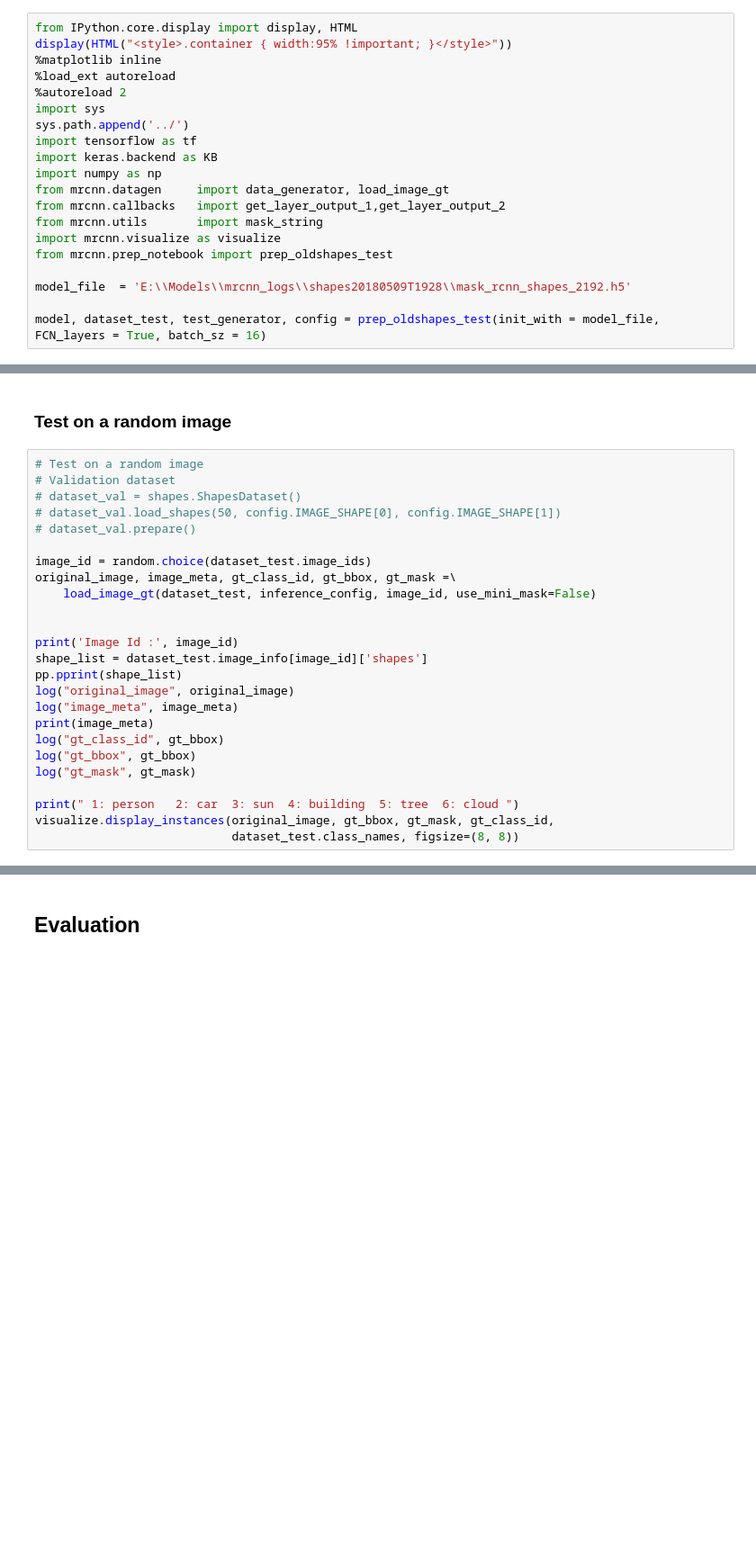
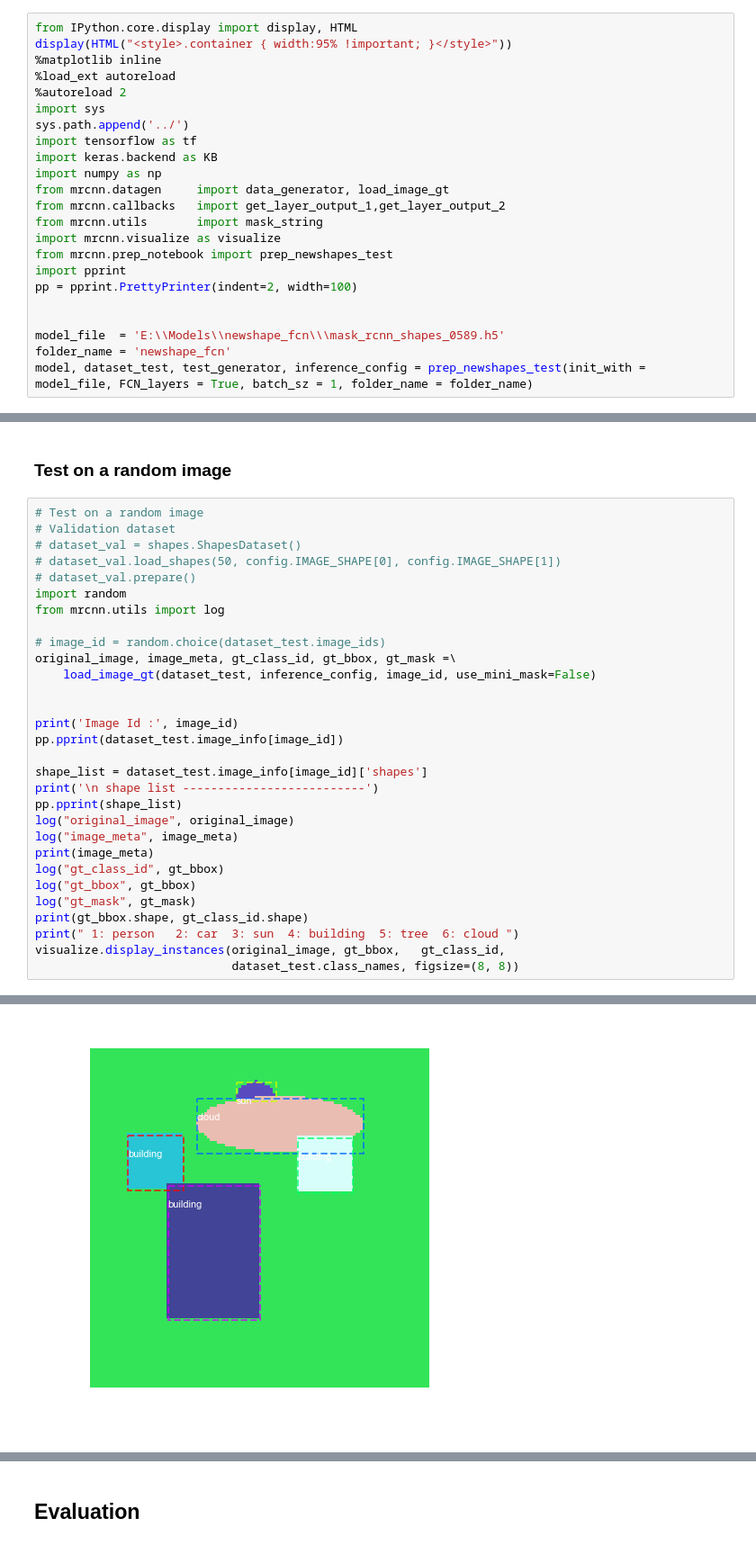
Before and after one commit to kbardool/Contextual_Inference, a Jupyter notebook: notebooks/test_shapes - TEST model_mod.ipynb, the cells around one changed output, grey strips where cells are left out. Shown at 90% size. Cells and saved outputs as stored; diff of their text form; blank space fills up the shorter version.

```diff
--- a/notebooks/test_shapes - TEST model_mod.ipynb
+++ b/notebooks/test_shapes - TEST model_mod.ipynb
@@ -17,8 +17,11 @@ from mrcnn.datagen     import data_generator, load_image_gt
 from mrcnn.callbacks   import get_layer_output_1,get_layer_output_2
 from mrcnn.utils       import mask_string
 import mrcnn.visualize as visualize
-from mrcnn.prep_notebook import prep_oldshapes_test
+from mrcnn.prep_notebook import prep_newshapes_test
+import pprint
+pp = pprint.PrettyPrinter(indent=2, width=100)
 
-model_file  = 'E:\\Models\\mrcnn_logs\\shapes20180509T1928\\mask_rcnn_shapes_2192.h5'
 
-model, dataset_test, test_generator, config = prep_oldshapes_test(init_with = model_file, FCN_layers = True, batch_sz = 16)
+model_file  = 'E:\\Models\\newshape_fcn\\\mask_rcnn_shapes_0589.h5'
+folder_name = 'newshape_fcn'
+model, dataset_test, test_generator, inference_config = prep_newshapes_test(init_with = model_file, FCN_layers = True, batch_sz = 1, folder_name = folder_name)
@@ -43,14 +65,19 @@ def get_ax(rows=1, cols=1, size=8):
 # dataset_val = shapes.ShapesDataset()
 # dataset_val.load_shapes(50, config.IMAGE_SHAPE[0], config.IMAGE_SHAPE[1])
 # dataset_val.prepare()
+import random
+from mrcnn.utils import log
 
-image_id = random.choice(dataset_test.image_ids)
+# image_id = random.choice(dataset_test.image_ids)
 original_image, image_meta, gt_class_id, gt_bbox, gt_mask =\
     load_image_gt(dataset_test, inference_config, image_id, use_mini_mask=False)
 
 
 print('Image Id :', image_id)
+pp.pprint(dataset_test.image_info[image_id])
+
 shape_list = dataset_test.image_info[image_id]['shapes']
+print('\n shape list --------------------------')
 pp.pprint(shape_list)
 log("original_image", original_image)
 log("image_meta", image_meta)
@@ -58,7 +85,8 @@ print(image_meta)
 log("gt_class_id", gt_bbox)
 log("gt_bbox", gt_bbox)
 log("gt_mask", gt_mask)
-
+print(gt_bbox.shape, gt_class_id.shape)
 print(" 1: person   2: car  3: sun  4: building  5: tree  6: cloud ")
-visualize.display_instances(original_image, gt_bbox, gt_mask, gt_class_id,
+visualize.display_instances(original_image, gt_bbox,   gt_class_id,
                             dataset_test.class_names, figsize=(8, 8))
+# %% [output]
@@ -65,2 +110,3 @@ visualize.display_instances(original_image, gt_bbox, gt_mask, gt_class_id,
+[figure, added]
 # %%
 results = model.detect([original_image], verbose=1)
```
Also changed, not shown: parts of 8 cells of this notebook, 25 other files.
